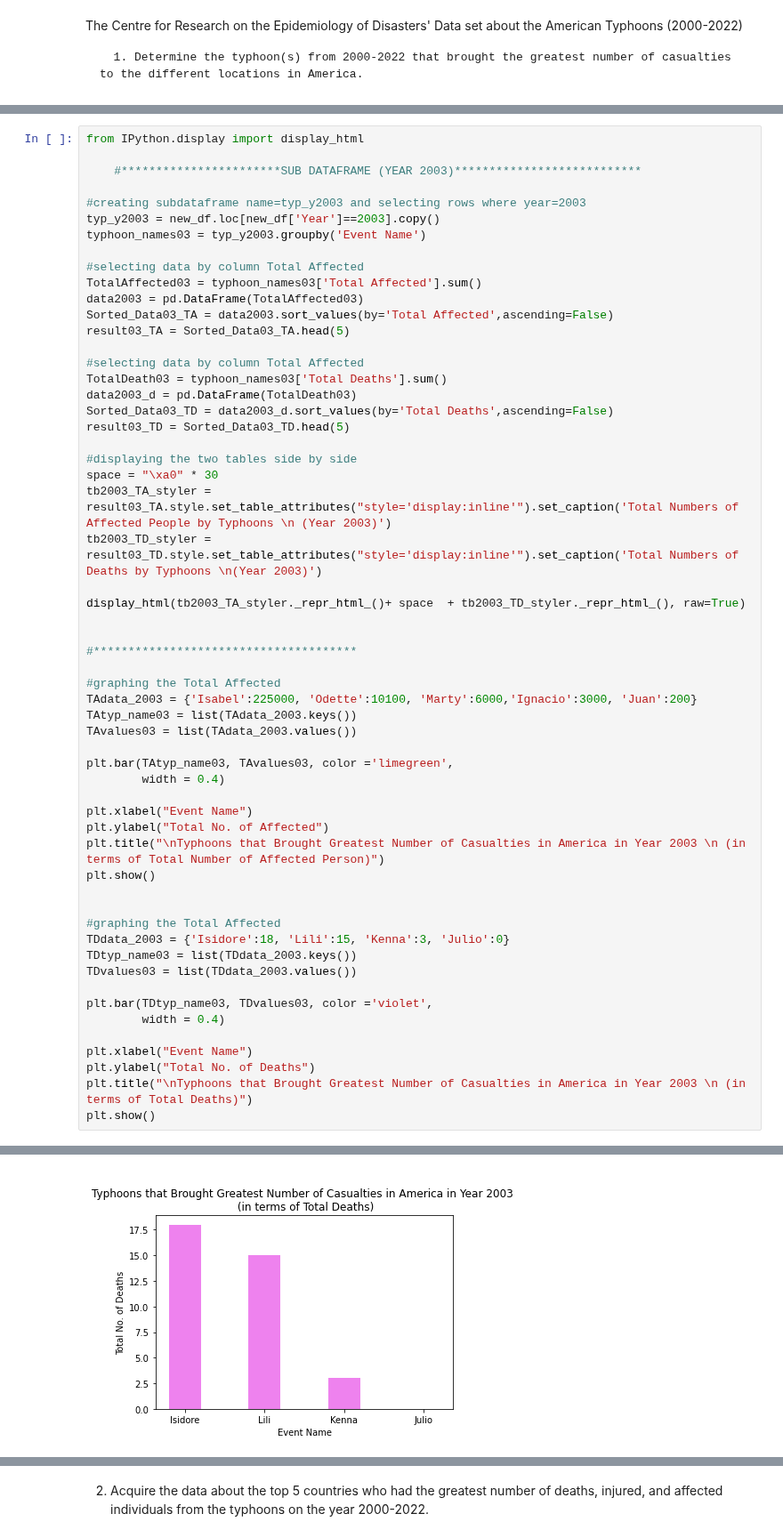
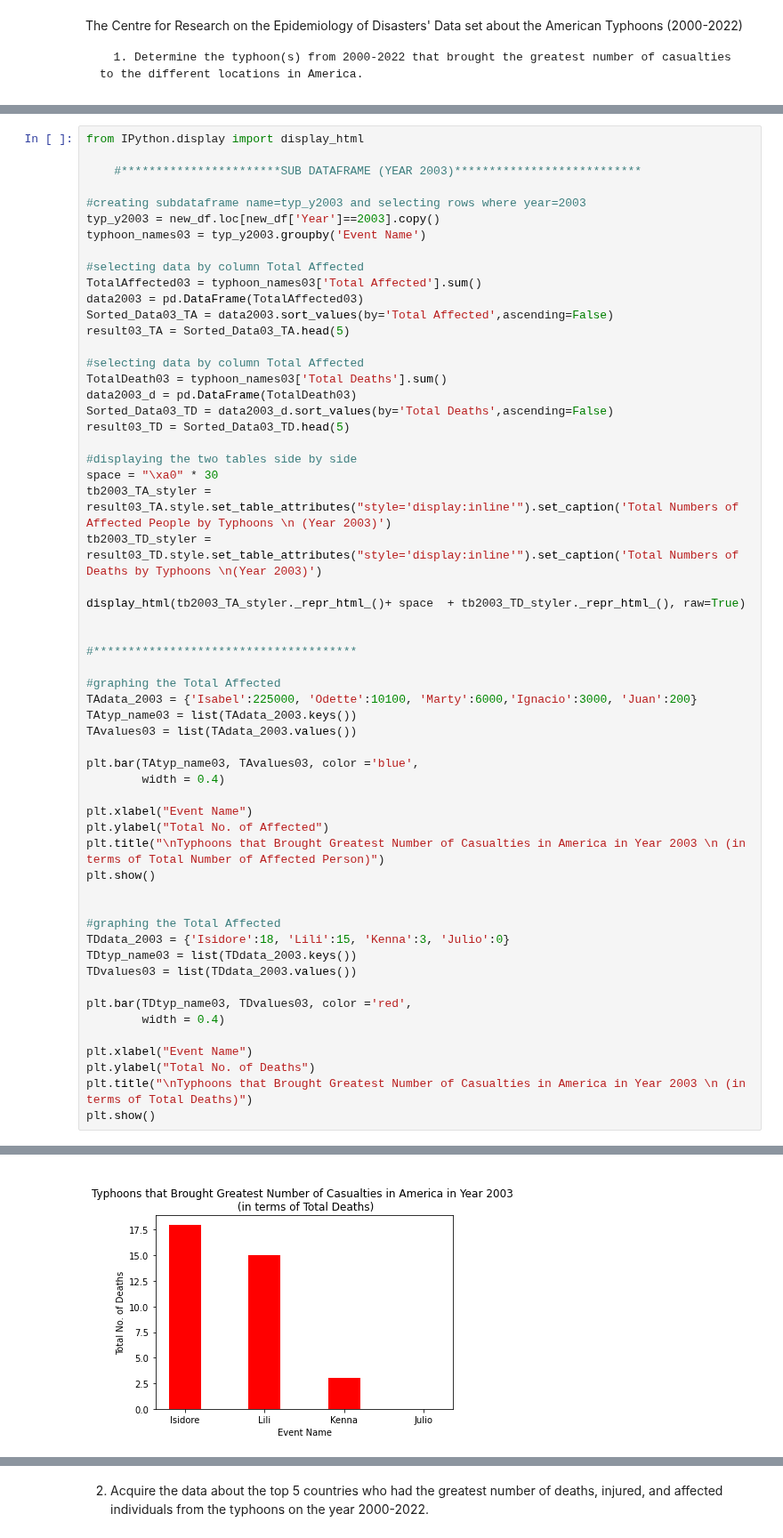
Before and after one commit to GEA960/ITBA-3207_TeamTyphoonAnalysts, a Jupyter notebook: 2000-2022 Data set Codes and Results.ipynb, the cells around one changed output, grey strips where cells are left out. Shown at 89% size. Cells and saved outputs as stored; diff of their text form.

```diff
--- a/2000-2022 Data set Codes and Results.ipynb
+++ b/2000-2022 Data set Codes and Results.ipynb
@@ -282,7 +282,7 @@ TAdata_2003 = {'Isabel':225000, 'Odette':10100, 'Marty':6000,'Ignacio':3000, 'Ju
 TAtyp_name03 = list(TAdata_2003.keys())
 TAvalues03 = list(TAdata_2003.values())
 
-plt.bar(TAtyp_name03, TAvalues03, color ='limegreen',
+plt.bar(TAtyp_name03, TAvalues03, color ='blue',
         width = 0.4)
 
 plt.xlabel("Event Name")
@@ -296,7 +296,7 @@ TDdata_2003 = {'Isidore':18, 'Lili':15, 'Kenna':3, 'Julio':0}
 TDtyp_name03 = list(TDdata_2003.keys())
 TDvalues03 = list(TDdata_2003.values())
 
-plt.bar(TDtyp_name03, TDvalues03, color ='violet',
+plt.bar(TDtyp_name03, TDvalues03, color ='red',
         width = 0.4)
 
 plt.xlabel("Event Name")
@@ -324,4 +324,4 @@ Total Numbers of Deaths by Typhoons (Year 2003)
-[figure, old version]
+[figure, new version]
 # %%
 from IPython.display import display_html
 
```
Also changed, not shown: parts of 13 cells of this notebook.
